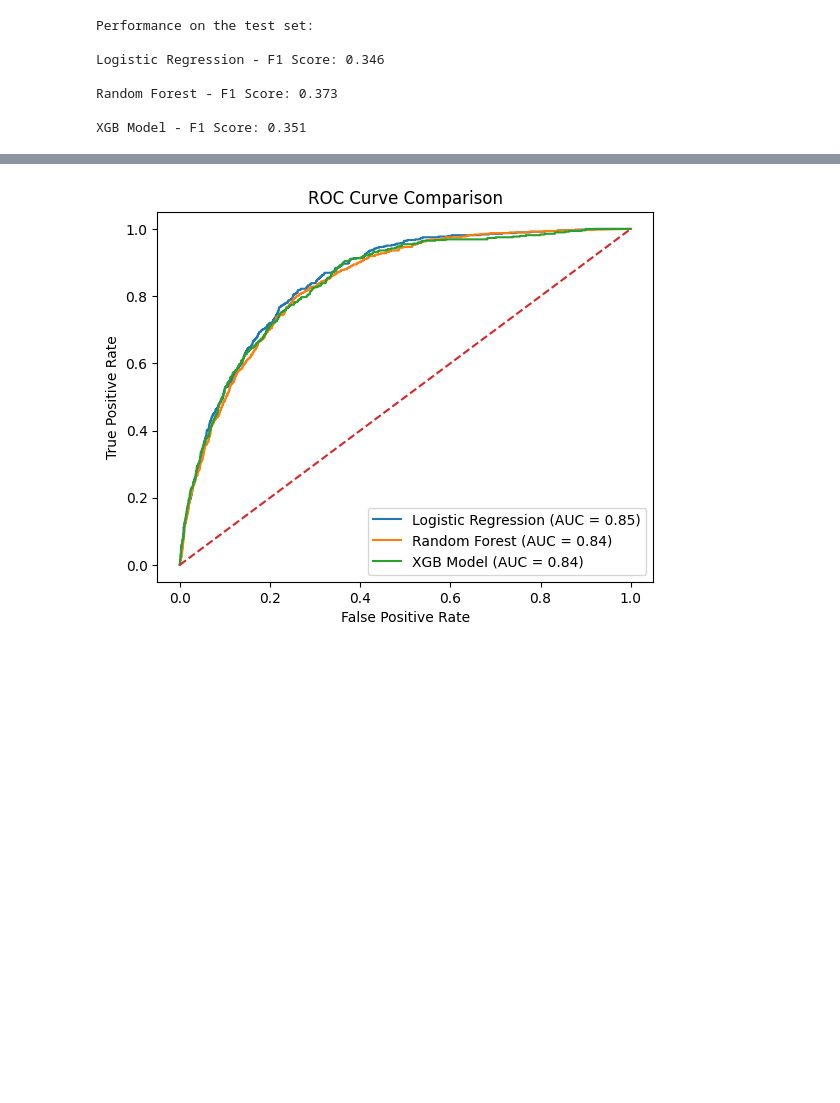
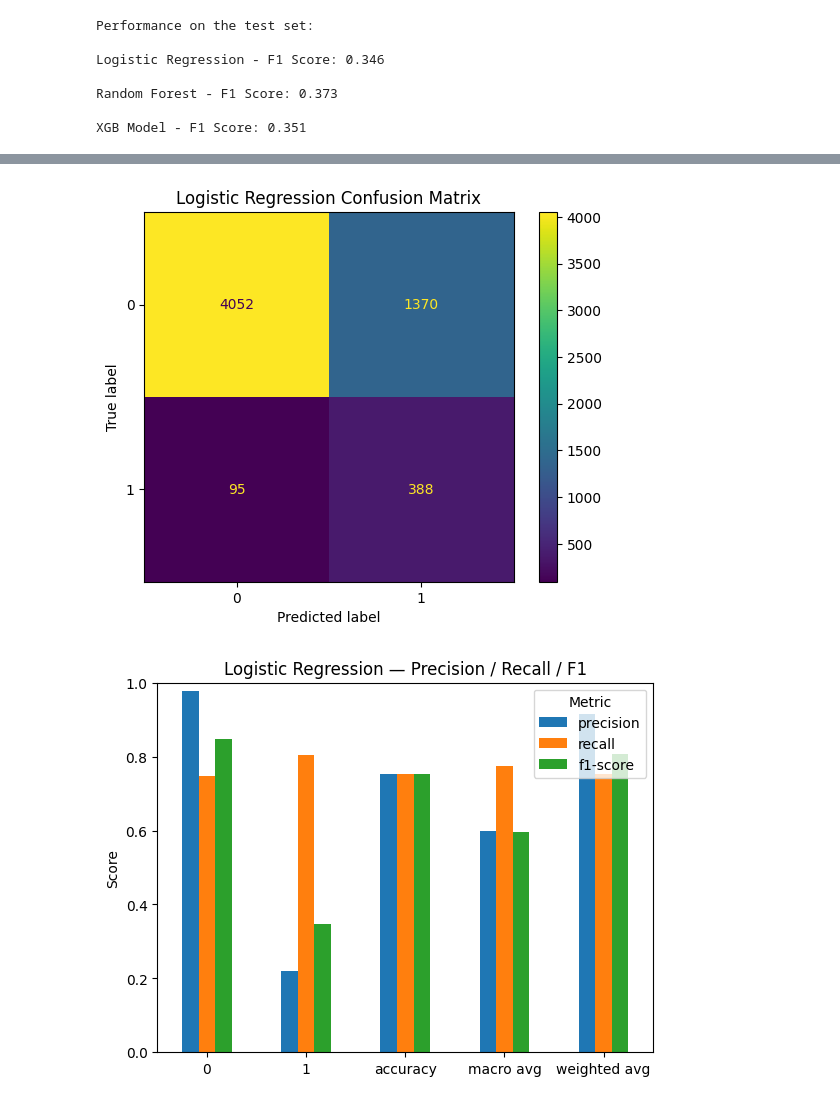
Before and after one commit to numansuri/Capstone-MADS, a Jupyter notebook: gemini_lr_rf_gb_pipeline.ipynb, the cells around one changed output, grey strips where cells are left out. Cells and saved outputs as stored; diff of their text form; code cells hidden in the pictures; blank space fills up the shorter version.

Commit message:
updated visuals

```diff
--- a/gemini_lr_rf_gb_pipeline.ipynb
+++ b/gemini_lr_rf_gb_pipeline.ipynb
@@ -269,16 +255,39 @@ for name, model in best_models_dict.items():
-# %%
-# ROC Curves
-plt.figure()
-for name, model in best_models_dict.items():
-    y_prob = model.predict_proba(X_test)[:, 1]
-    fpr, tpr, _ = roc_curve(y_test, y_prob)
-    roc_auc = auc(fpr, tpr)
-    plt.plot(fpr, tpr, label=f'{name} (AUC = {roc_auc:.2f})')
-plt.plot([0, 1], [0, 1], linestyle='--')
-plt.xlabel('False Positive Rate')
-plt.ylabel('True Positive Rate')
-plt.title('ROC Curve Comparison')
-plt.legend()
-plt.show()
-# %% [output]
-[figure, removed]
+# %%
+best_models_dict = dict(best_models)
+
+for name, model in best_models_dict.items():
+    # — Confusion matrix
+    disp = ConfusionMatrixDisplay.from_estimator(model, X_test, y_test)
+    disp.ax_.set_title(f"{name} Confusion Matrix")
+    plt.show()
+
+    # — Classification report → bar chart
+    report = classification_report(y_test,
+                                   model.predict(X_test),
+                                   output_dict=True)
+    df = pd.DataFrame(report).T[['precision','recall','f1-score']]
+    df.plot(kind='bar')
+    plt.title(f"{name} — Precision / Recall / F1")
+    plt.ylabel("Score")
+    plt.ylim(0, 1)
+    plt.xticks(rotation=0)
+    plt.legend(title="Metric")
+    plt.show()
+
+# 2) ROC curve comparison (all three in one plot)
+plt.figure()
+for name, model in best_models_dict.items():
+    probs = model.predict_proba(X_test)[:, 1]
+    fpr, tpr, _ = roc_curve(y_test, probs)
+    roc_auc = auc(fpr, tpr)
+    plt.plot(fpr, tpr, label=f"{name} (AUC={roc_auc:.2f})")
+
+plt.plot([0,1], [0,1], linestyle="--", color="gray")
+plt.xlabel("False Positive Rate")
+plt.ylabel("True Positive Rate")
+plt.title("ROC Curve Comparison")
+plt.legend(loc="lower right")
+plt.show()
+# %% [output]
+[figure, added]
+[figure, added]
```
Also changed, not shown: parts of 6 cells of this notebook.
